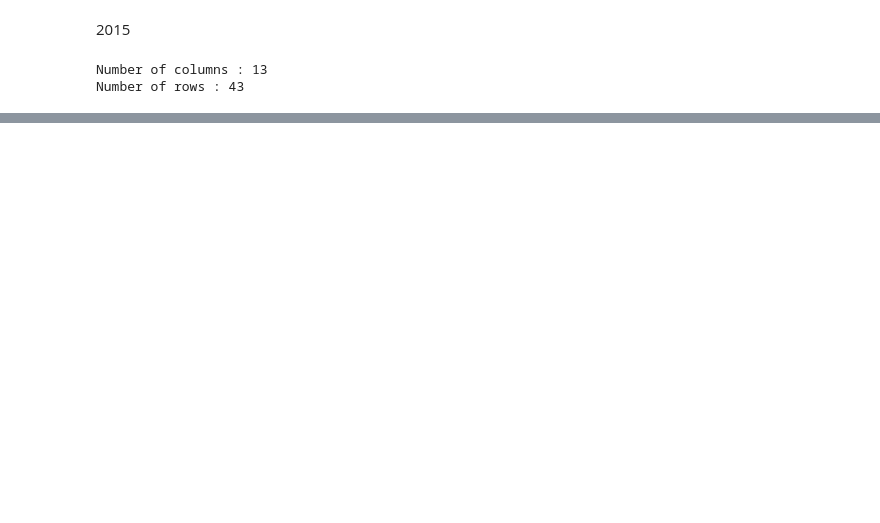
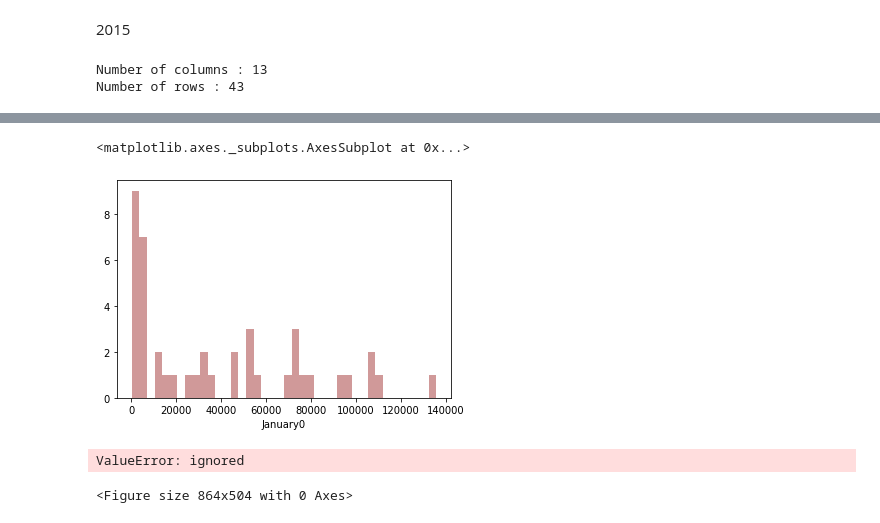
Before and after one commit to cyrus303/20-Web-Projects, a Jupyter notebook: Energy_Data.ipynb, the cells around one changed output, grey strips where cells are left out. Saved outputs shown, nothing was run; the diff lists cells and outputs as text; code cells hidden in the pictures; blank space fills up the shorter version.

```diff
--- a/Energy_Data.ipynb
+++ b/Energy_Data.ipynb
@@ -306,0 +326,5 @@ df_2015.head()
+# %%
+sns.distplot(df_2021['January0'].dropna(),kde=False,color='darkred',bins=40)
+# %% [output]
+<matplotlib.axes._subplots.AxesSubplot at 0x...>
+[figure, added]
@@ -306,0 +333,6 @@ df_2015.head()
+# %%
+plt.figure(figsize=(12, 7))
+sns.boxplot(x='January0',y='Location',data=loc_10,palette='winter')
+# %% [output]
+ValueError: ignored
+<Figure size 864x504 with 0 Axes>
```
Also changed, not shown: parts of 8 cells of this notebook.
